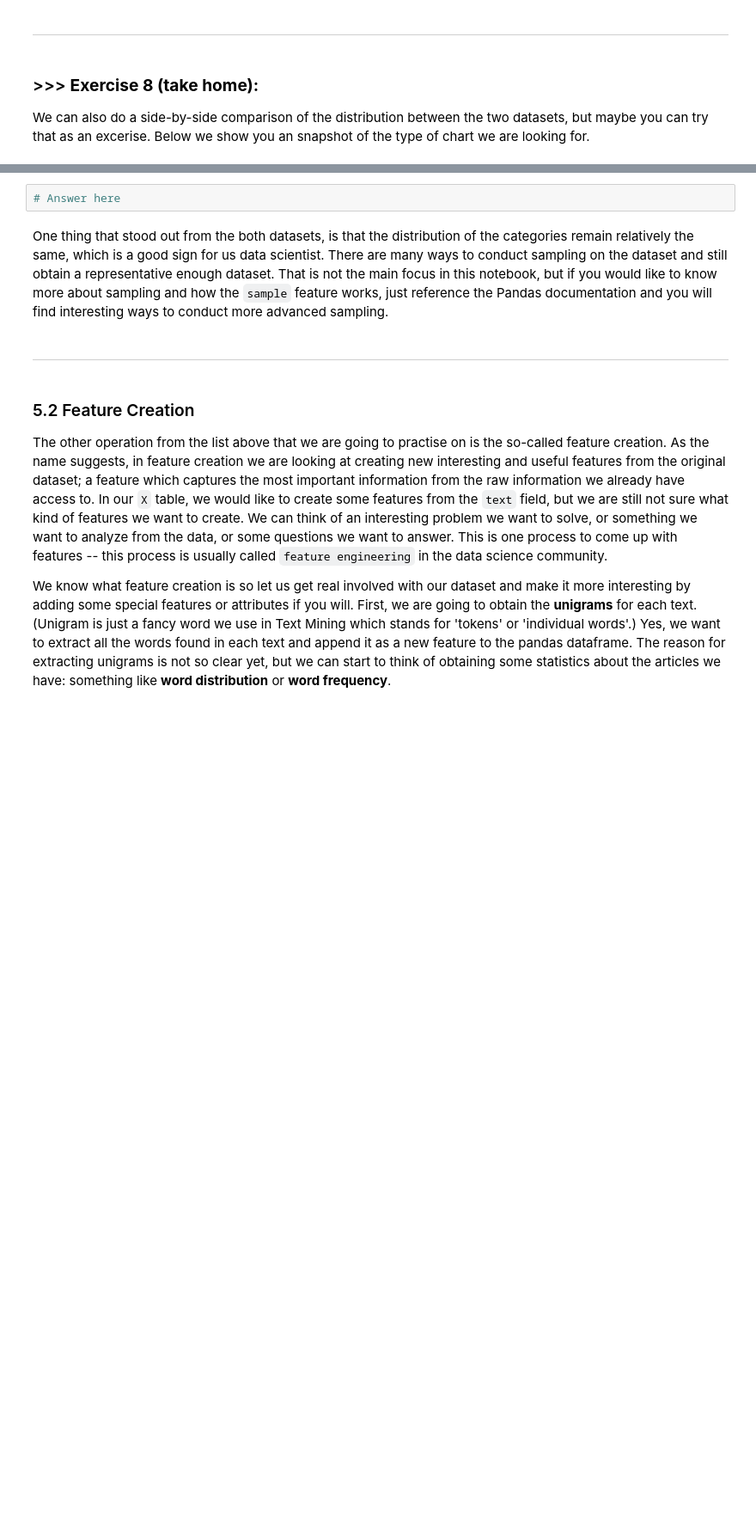
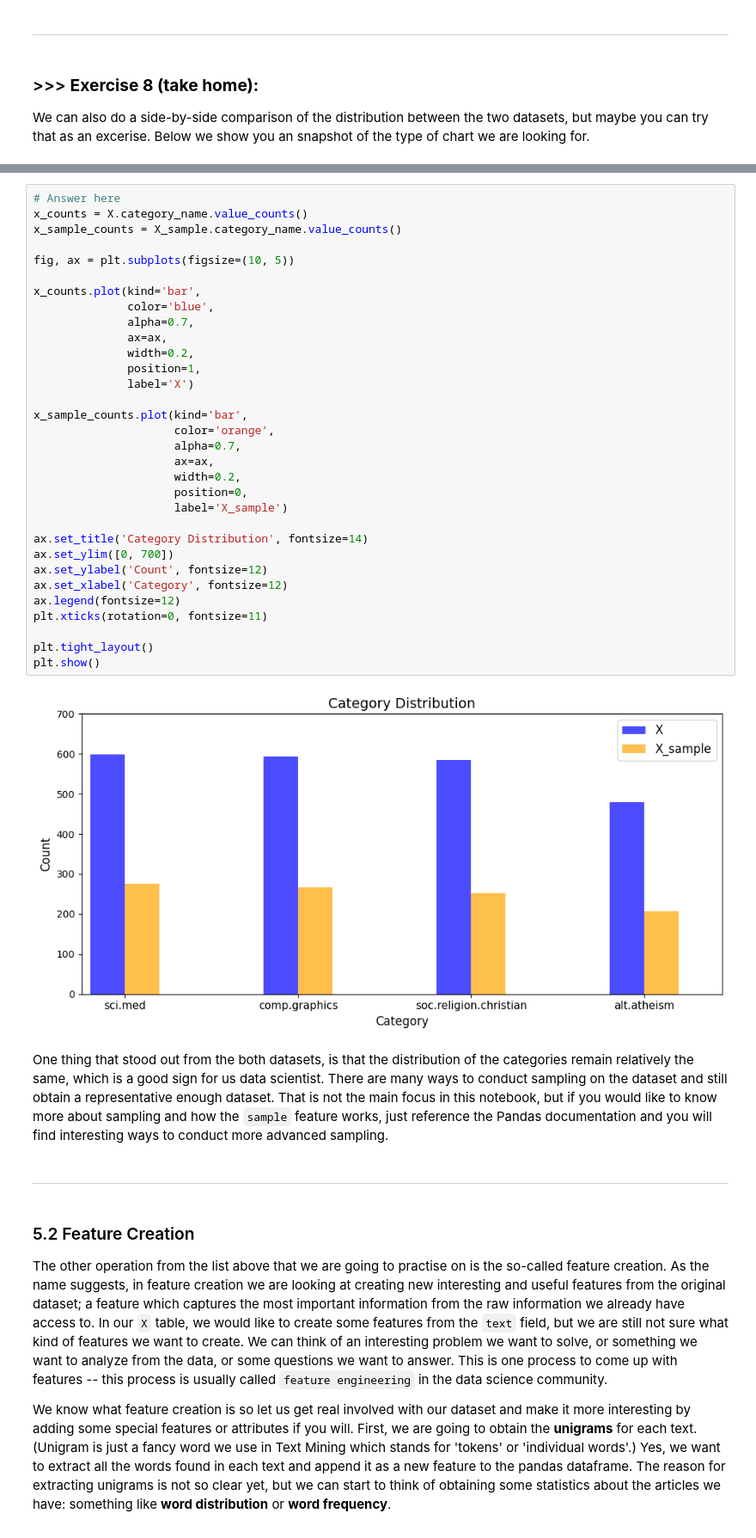
Before and after one commit to Eason12081105/DM2025-Lab1-Exercise, a Jupyter notebook: DM2025-Lab1-Master.ipynb, the cells around one changed output, grey strips where cells are left out. Shown at 86% size. Cells and saved outputs as stored; diff of their text form; blank space fills up the shorter version.

```diff
--- a/DM2025-Lab1-Master.ipynb
+++ b/DM2025-Lab1-Master.ipynb
@@ -763,8 +801,40 @@ Notice that for the `ylim` parameters we hardcoded the maximum value for y. Is i
 We can also do a side-by-side comparison of the distribution between the two datasets, but maybe you can try that as an excerise. Below we show you an snapshot of the type of chart we are looking for.
 # %% [markdown]
 ![alt txt](https://i.imgur.com/9eO431H.png)
-# %%
-# Answer here
+# %%
+# Answer here
+x_counts = X.category_name.value_counts()
+x_sample_counts = X_sample.category_name.value_counts()
+
+fig, ax = plt.subplots(figsize=(10, 5))
+
+x_counts.plot(kind='bar',
+              color='blue',
+              alpha=0.7,
+              ax=ax,
+              width=0.2,
+              position=1,
+              label='X')
+
+x_sample_counts.plot(kind='bar',
+                     color='orange',
+                     alpha=0.7,
+                     ax=ax,
+                     width=0.2,
+                     position=0,
+                     label='X_sample')
+
+ax.set_title('Category Distribution', fontsize=14)
+ax.set_ylim([0, 700])
+ax.set_ylabel('Count', fontsize=12)
+ax.set_xlabel('Category', fontsize=12)
+ax.legend(fontsize=12)
+plt.xticks(rotation=0, fontsize=11)
+
+plt.tight_layout()
+plt.show()
+# %% [output]
+[figure, added]
 # %% [markdown]
 One thing that stood out from the both datasets, is that the distribution of the categories remain relatively the same, which is a good sign for us data scientist. There are many ways to conduct sampling on the dataset and still obtain a representative enough dataset. That is not the main focus in this notebook, but if you would like to know more about sampling and how the `sample` feature works, just reference the Pandas documentation and you will find interesting ways to conduct more advanced sampling.
 # %% [markdown]
```
Also changed, not shown: parts of 18 cells of this notebook.
